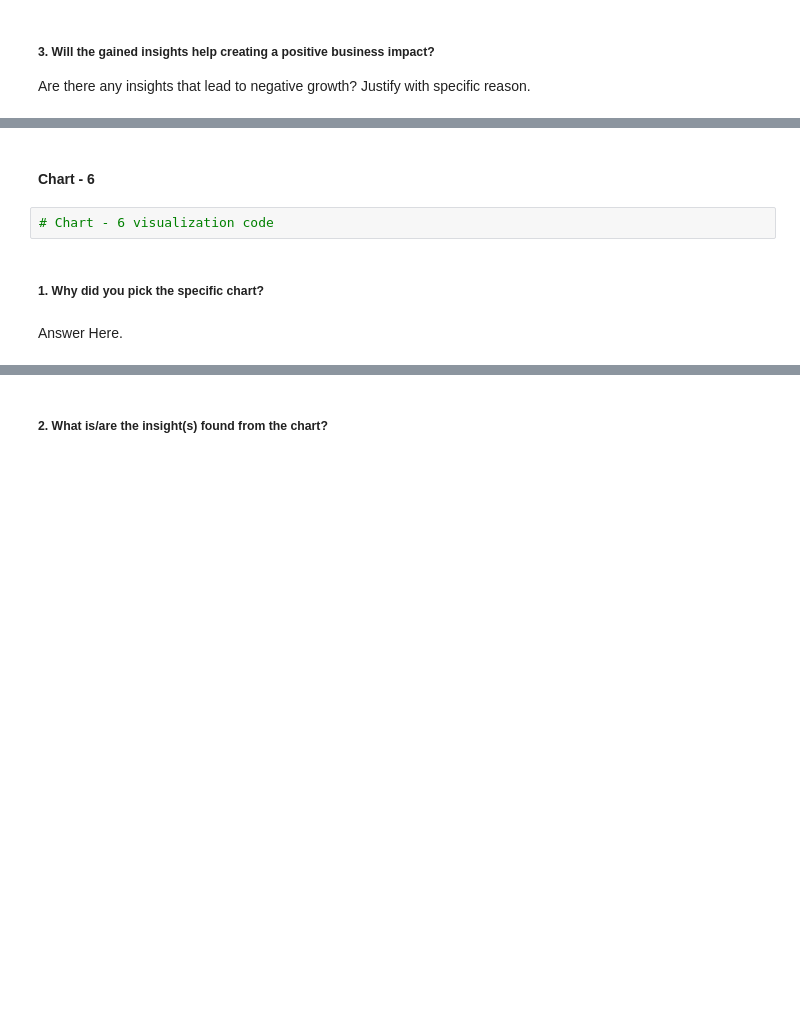
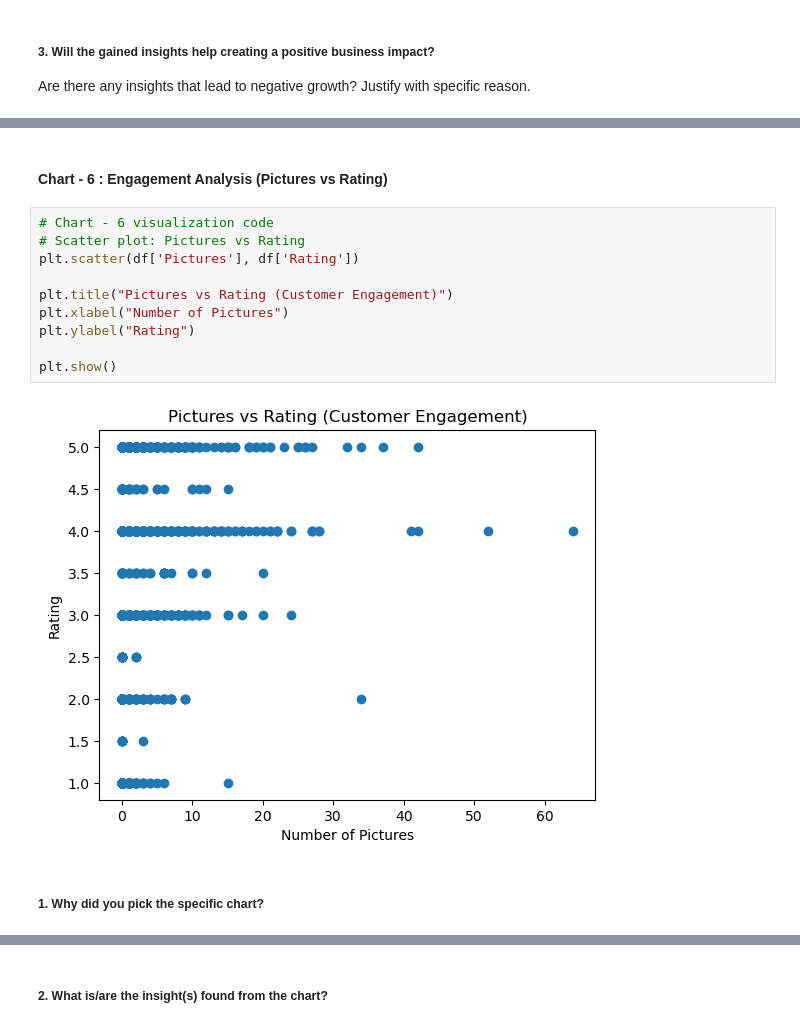
Before and after one commit to updesh1/Zomato_project, a Jupyter notebook: Sample_ML_Submission_Template.ipynb, the cells around one changed output, grey strips where cells are left out. Cells and saved outputs as stored; diff of their text form; blank space fills up the shorter version.

```diff
--- a/Sample_ML_Submission_Template.ipynb
+++ b/Sample_ML_Submission_Template.ipynb
@@ -533,8 +590,16 @@ Answer Here
 # %% [markdown]
-#### Chart - 6
+#### Chart - 6 : Engagement Analysis (Pictures vs Rating)
-# %%
-# Chart - 6 visualization code
+# %%
+# Chart - 6 visualization code
+# Scatter plot: Pictures vs Rating
+plt.scatter(df['Pictures'], df['Rating'])
+
+plt.title("Pictures vs Rating (Customer Engagement)")
+plt.xlabel("Number of Pictures")
+plt.ylabel("Rating")
+
+plt.show()
+# %% [output]
+[figure, added]
 # %% [markdown]
 ##### 1. Why did you pick the specific chart?
-# %% [markdown]
-Answer Here.
```
Also changed, not shown: parts of 262 cells of this notebook.
